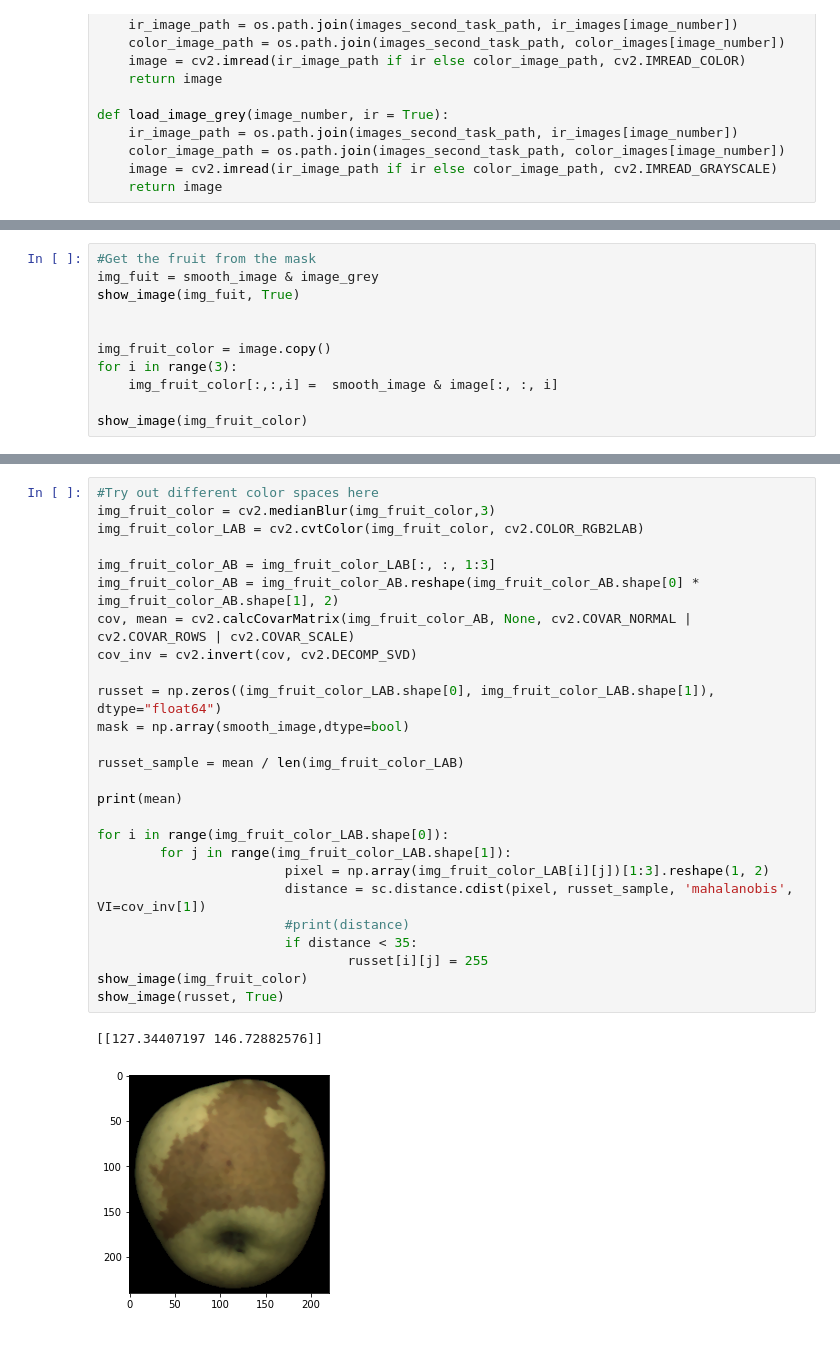
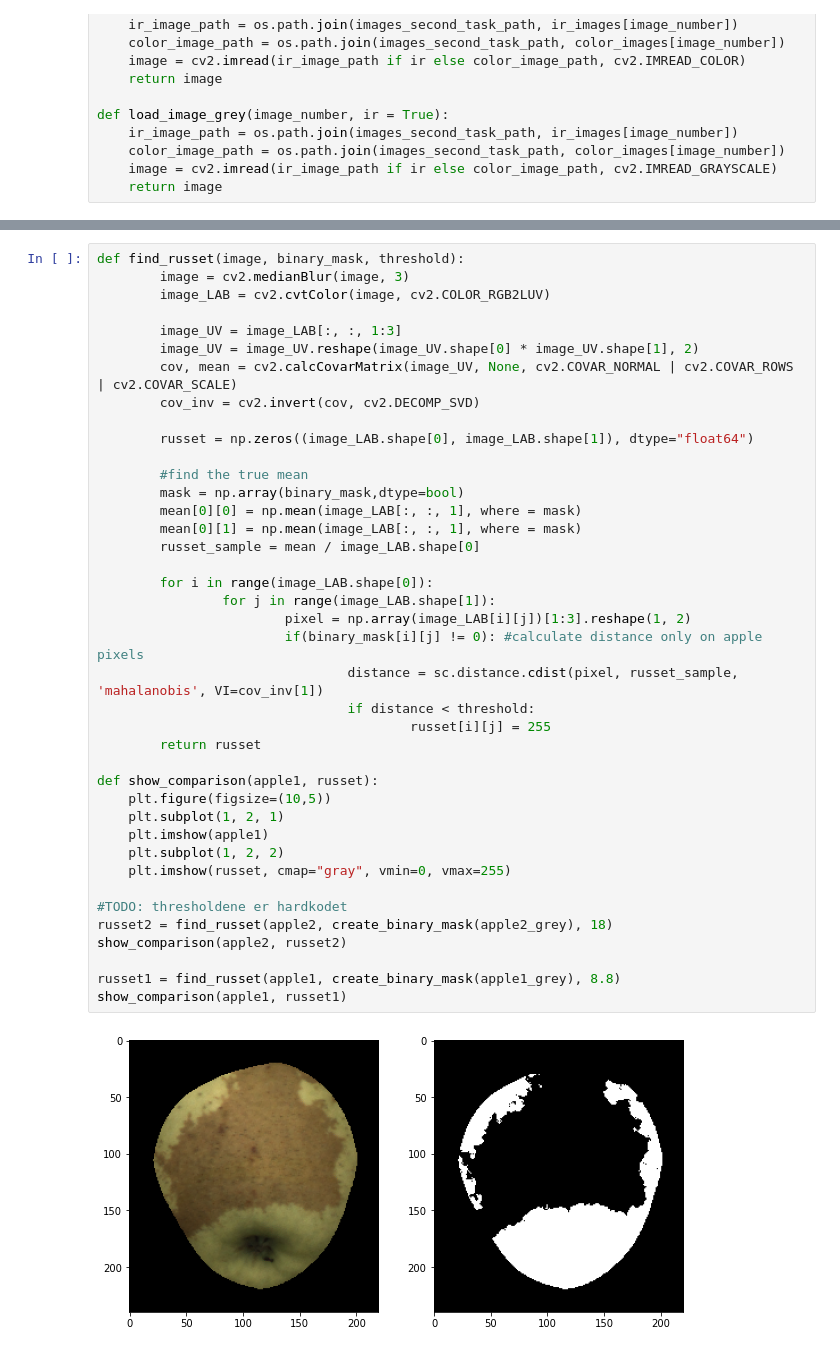
Before and after one commit to camilladybdal/fruit-inspection, a Jupyter notebook: task2.ipynb, the cells around one changed output, grey strips where cells are left out. Saved outputs shown, nothing was run; the diff lists cells and outputs as text.

Commit message:
small refacor, added erosion to apple borders

```diff
--- a/task2.ipynb
+++ b/task2.ipynb
@@ -66,11 +83,0 @@ show_image(smooth_image, True)
-# %%
-#Get the fruit from the mask
-img_fuit = smooth_image & image_grey
-show_image(img_fuit, True)
-
-
-img_fruit_color = image.copy()
-for i in range(3):
-    img_fruit_color[:,:,i] =  smooth_image & image[:, :, i]
-
-show_image(img_fruit_color)
@@ -80,29 +90,42 @@ show_image(img_fruit_color)
 # %%
-#Try out different color spaces here
-img_fruit_color = cv2.medianBlur(img_fruit_color,3)
-img_fruit_color_LAB = cv2.cvtColor(img_fruit_color, cv2.COLOR_RGB2LAB)
+def find_russet(image, binary_mask, threshold):
+        image = cv2.medianBlur(image, 3)
+        image_LAB = cv2.cvtColor(image, cv2.COLOR_RGB2LUV)
 
-img_fruit_color_AB = img_fruit_color_LAB[:, :, 1:3]
-img_fruit_color_AB = img_fruit_color_AB.reshape(img_fruit_color_AB.shape[0] * img_fruit_color_AB.shape[1], 2)
-cov, mean = cv2.calcCovarMatrix(img_fruit_color_AB, None, cv2.COVAR_NORMAL | cv2.COVAR_ROWS | cv2.COVAR_SCALE)
-cov_inv = cv2.invert(cov, cv2.DECOMP_SVD)
+        image_UV = image_LAB[:, :, 1:3]
+        image_UV = image_UV.reshape(image_UV.shape[0] * image_UV.shape[1], 2)
+        cov, mean = cv2.calcCovarMatrix(image_UV, None, cv2.COVAR_NORMAL | cv2.COVAR_ROWS | cv2.COVAR_SCALE)
+        cov_inv = cv2.invert(cov, cv2.DECOMP_SVD)
 
-russet = np.zeros((img_fruit_color_LAB.shape[0], img_fruit_color_LAB.shape[1]), dtype="float64")
-mask = np.array(smooth_image,dtype=bool)
+        russet = np.zeros((image_LAB.shape[0], image_LAB.shape[1]), dtype="float64")
 
-russet_sample = mean / len(img_fruit_color_LAB)
+        #find the true mean
+        mask = np.array(binary_mask,dtype=bool)
+        mean[0][0] = np.mean(image_LAB[:, :, 1], where = mask)
+        mean[0][1] = np.mean(image_LAB[:, :, 1], where = mask)
+        russet_sample = mean / image_LAB.shape[0]
 
-print(mean)
+        for i in range(image_LAB.shape[0]):
+                for j in range(image_LAB.shape[1]):
+                        pixel = np.array(image_LAB[i][j])[1:3].reshape(1, 2)
+                        if(binary_mask[i][j] != 0): #calculate distance only on apple pixels
+                                distance = sc.distance.cdist(pixel, russet_sample, 'mahalanobis', VI=cov_inv[1])
+                                if distance < threshold:
+                                        russet[i][j] = 255
+        return russet
 
-for i in range(img_fruit_color_LAB.shape[0]):
-        for j in range(img_fruit_color_LAB.shape[1]):
-                        pixel = np.array(img_fruit_color_LAB[i][j])[1:3].reshape(1, 2)
-                        distance = sc.distance.cdist(pixel, russet_sample, 'mahalanobis', VI=cov_inv[1])
-                        #print(distance)
-                        if distance < 35:
-                                russet[i][j] = 255
-show_image(img_fruit_color)
-show_image(russet, True)
+def show_comparison(apple1, russet):
+    plt.figure(figsize=(10,5))
+    plt.subplot(1, 2, 1)
+    plt.imshow(apple1)
+    plt.subplot(1, 2, 2)
+    plt.imshow(russet, cmap="gray", vmin=0, vmax=255)
+
+#TODO: thresholdene er hardkodet
+russet2 = find_russet(apple2, create_binary_mask(apple2_grey), 18)
+show_comparison(apple2, russet2)
+
+russet1 = find_russet(apple1, create_binary_mask(apple1_grey), 8.8)
+show_comparison(apple1, russet1)
 # %% [output]
-[[127.34407197 146.72882576]]
-[figure, old version]
+[figure, new version]
```
Also changed, not shown: parts of 7 cells of this notebook.
